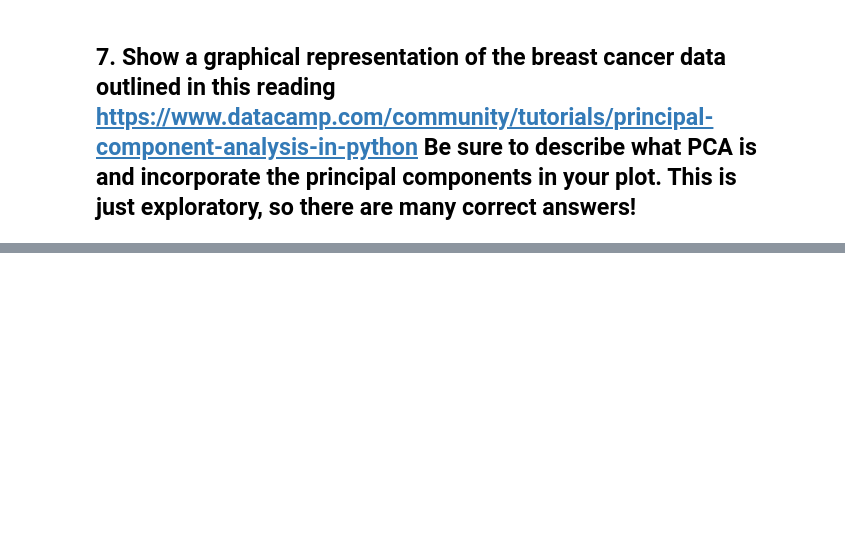
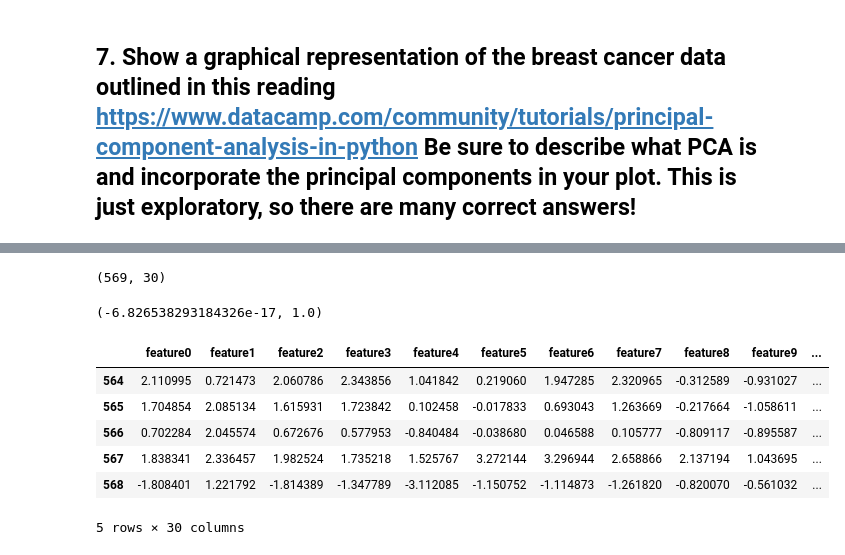
Before and after one commit to N-J-Miller/Week_10, a Jupyter notebook: Week_10_Homework.ipynb, the cells around one changed output, grey strips where cells are left out. Saved outputs shown, nothing was run; the diff lists cells and outputs as text; code cells hidden in the pictures; blank space fills up the shorter version.

```diff
--- a/Week_10_Homework.ipynb
+++ b/Week_10_Homework.ipynb
@@ -298,0 +301,7 @@ Scalar value must be larger than 0
+# %%
+breast = load_breast_cancer()
+breast_data = breast.data
+breast_labels = breast.target
+labels = np.reshape(breast_labels, (569,1))
+final_breast_data = np.concatenate([breast_data,labels],axis=1)
+final_breast_data.shape
@@ -298,0 +350,22 @@ Scalar value must be larger than 0
+# %%
+x = breast_dataset.loc[:, features].values
+x = StandardScaler().fit_transform(x) # normalizing the features, or smashing the meat to make the collage
+x.shape
+# %% [output]
+(569, 30)
+# %%
+np.mean(x),np.std(x)
+# %% [output]
+(-6.826538293184326e-17, 1.0)
+# %%
+feat_cols = ['feature'+str(i) for i in range(x.shape[1])]
+normalised_breast = pd.DataFrame(x,columns=feat_cols)
+normalised_breast.tail()
+# %% [output]
+|  | feature0 | feature1 | feature2 | feature3 | feature4 | feature5 | feature6 | feature7 | feature8 | feature9 | ... |
+| 564 | 2.110995 | 0.721473 | 2.060786 | 2.343856 | 1.041842 | 0.219060 | 1.947285 | 2.320965 | -0.312589 | -0.931027 | ... |
+| 565 | 1.704854 | 2.085134 | 1.615931 | 1.723842 | 0.102458 | -0.017833 | 0.693043 | 1.263669 | -0.217664 | -1.058611 | ... |
+| 566 | 0.702284 | 2.045574 | 0.672676 | 0.577953 | -0.840484 | -0.038680 | 0.046588 | 0.105777 | -0.809117 | -0.895587 | ... |
+| 567 | 1.838341 | 2.336457 | 1.982524 | 1.735218 | 1.525767 | 3.272144 | 3.296944 | 2.658866 | 2.137194 | 1.043695 | ... |
+| 568 | -1.808401 | 1.221792 | -1.814389 | -1.347789 | -3.112085 | -1.150752 | -1.114873 | -1.261820 | -0.820070 | -0.561032 | ... |
+5 rows × 30 columns
```
Also changed, not shown: parts of 9 cells of this notebook.
